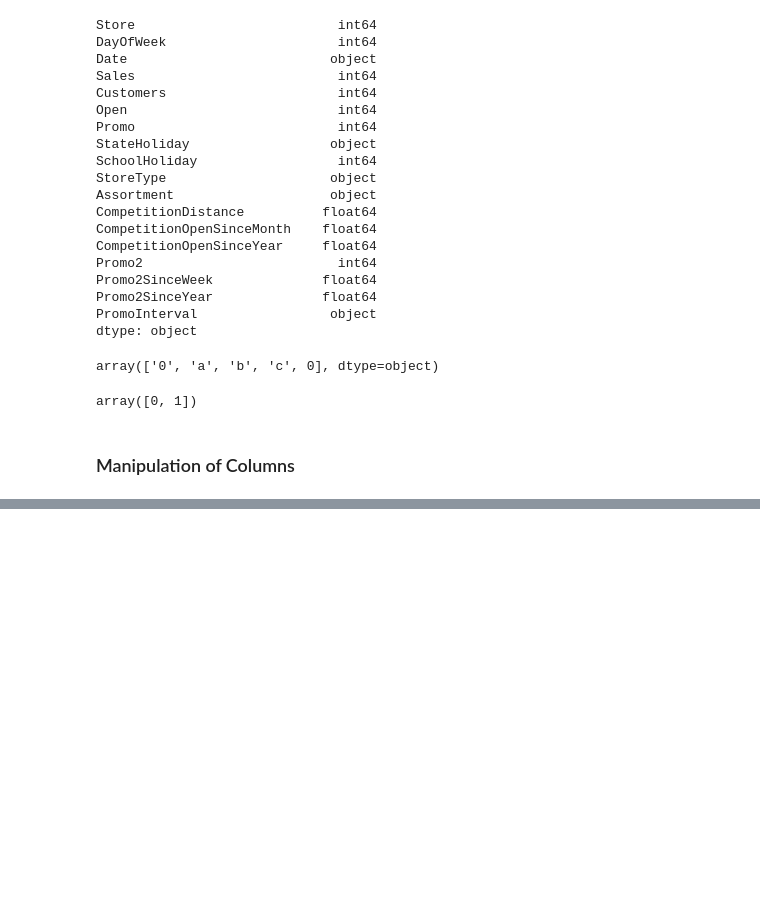
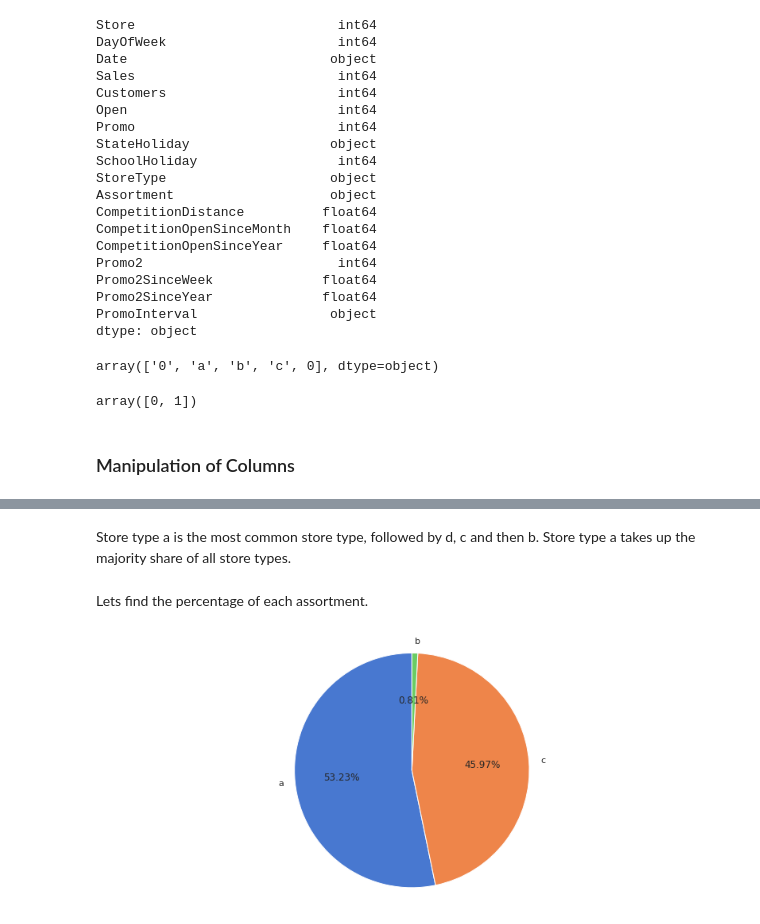
Before and after one commit to connect-midhunr/rossmann-sales-prediction, a Jupyter notebook: Rossmann_Sales_Prediction_Capstone_Project.ipynb, the cells around one changed output, grey strips where cells are left out. Saved outputs shown, nothing was run; the diff lists cells and outputs as text; code cells hidden in the pictures; blank space fills up the shorter version.

```diff
--- a/Rossmann_Sales_Prediction_Capstone_Project.ipynb
+++ b/Rossmann_Sales_Prediction_Capstone_Project.ipynb
@@ -497,0 +592,9 @@ df.drop('Date', axis=1, inplace=True)
+# %% [markdown]
+Store type a is the most common store type, followed by d, c and then b. Store type a takes up the majority share of all store types.
+# %% [markdown]
+Lets find the percentage of each assortment.
+# %%
+# plot a pie chart to show % of assortments
+plot_pie_chart_from_column_count(rossmann_df.copy().loc[0:1115, ['Store', 'Assortment']], 'Assortment')
+# %% [output]
+[figure, added]
```
Also changed, not shown: parts of 43 cells of this notebook.
